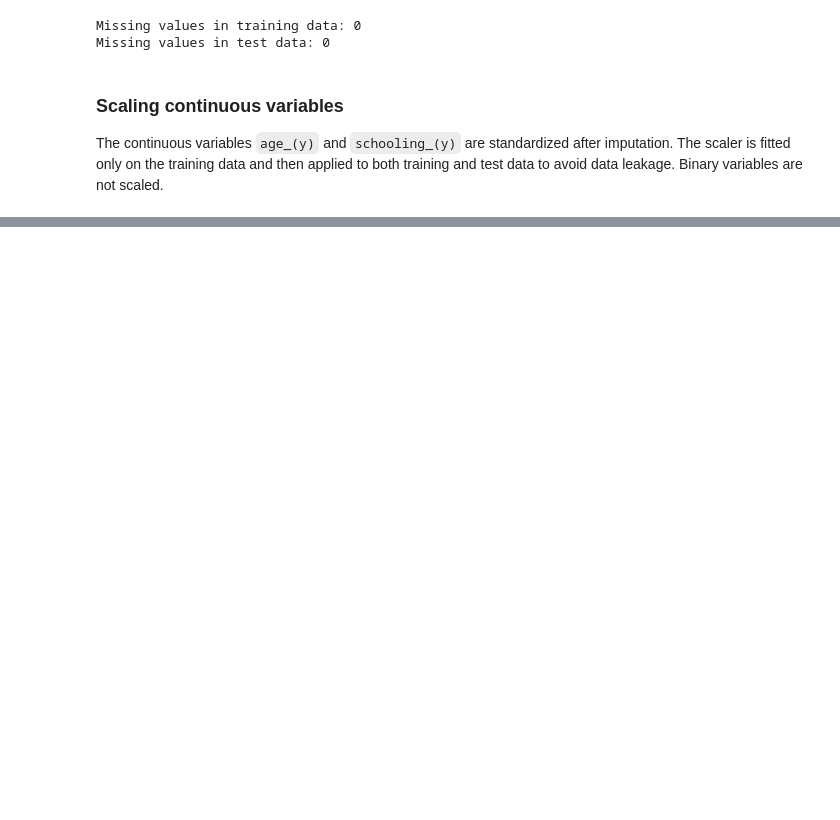
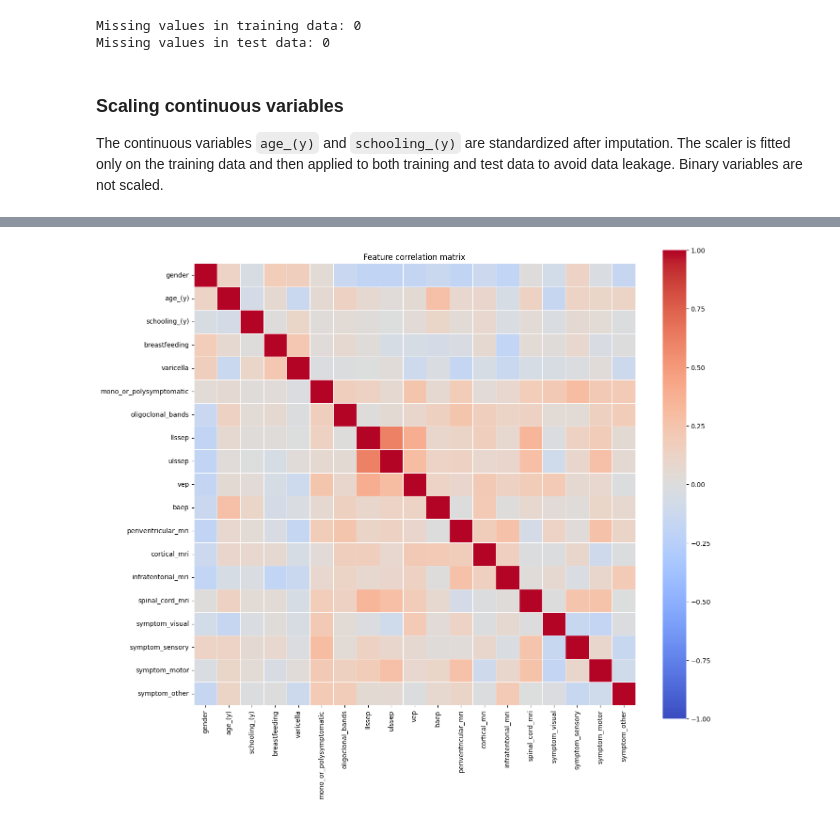
Before and after one commit to valloho/ba2_project, a Jupyter notebook: cis_ms_conversion.ipynb, the cells around one changed output, grey strips where cells are left out. Cells and saved outputs as stored; diff of their text form; code cells hidden in the pictures; blank space fills up the shorter version.

Commit message:
results

```diff
--- a/cis_ms_conversion.ipynb
+++ b/cis_ms_conversion.ipynb
@@ -448,0 +482,32 @@ X_test_processed shape: (55, 19)
+# %%
+import matplotlib.pyplot as plt
+import seaborn as sns
+import numpy as np
+
+# create folder for figures if it does not exist
+Path("results/figures").mkdir(parents=True, exist_ok=True)
+
+# calculate Pearson correlation matrix on processed training data
+correlation_matrix = X_train_processed.corr(method="pearson")
+
+# plot the correlation matrix as a heatmap
+plt.figure(figsize=(14, 12))
+
+sns.heatmap(
+    correlation_matrix,
+    vmin=-1,
+    vmax=1,
+    center=0,
+    cmap="coolwarm",
+    square=True,
+    linewidths=0.5
+)
+
+plt.title("Feature correlation matrix")
+plt.tight_layout()
+
+plt.savefig("results/figures/feature_correlation_heatmap.png", dpi=300, bbox_inches="tight")
+
+plt.show()
+# %% [output]
+[figure, added]
```
Also changed, not shown: parts of 24 cells of this notebook, 7 other files.
